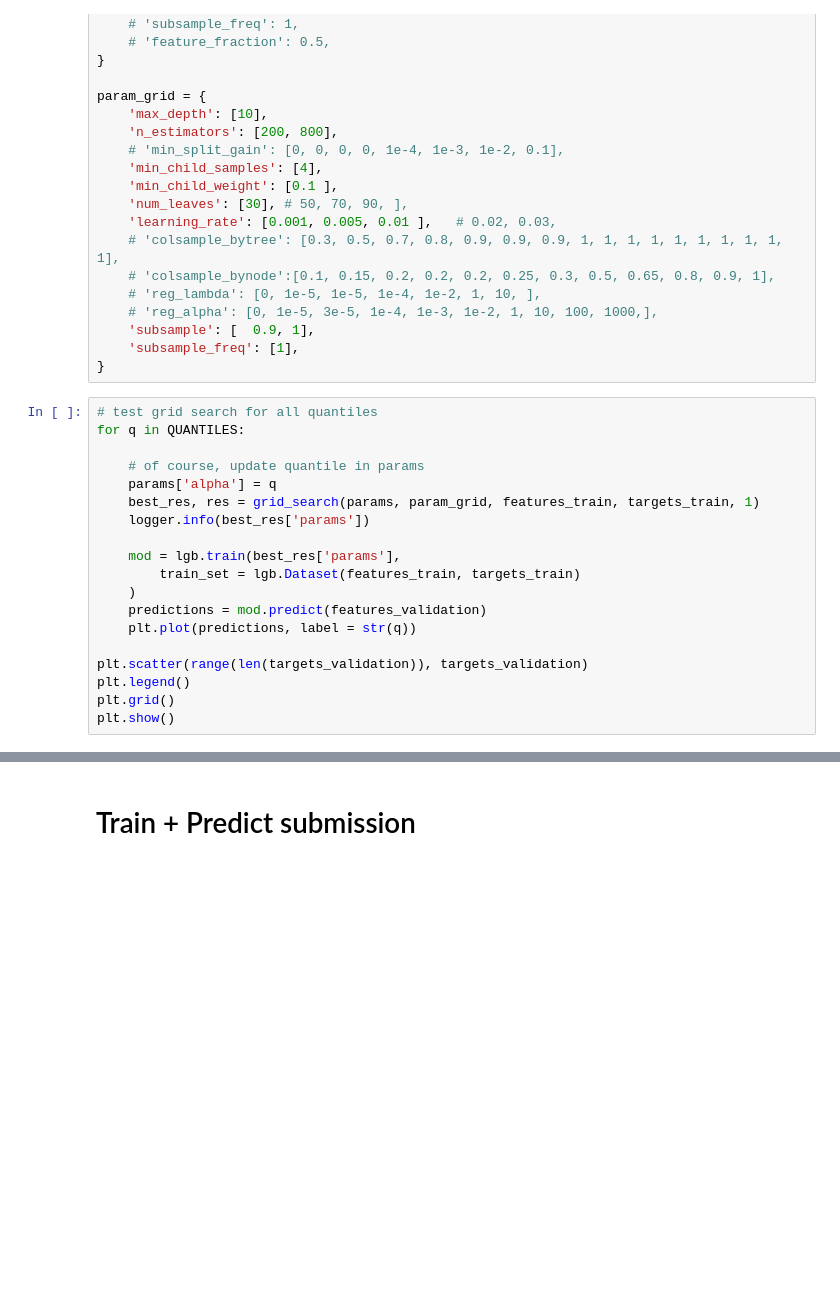
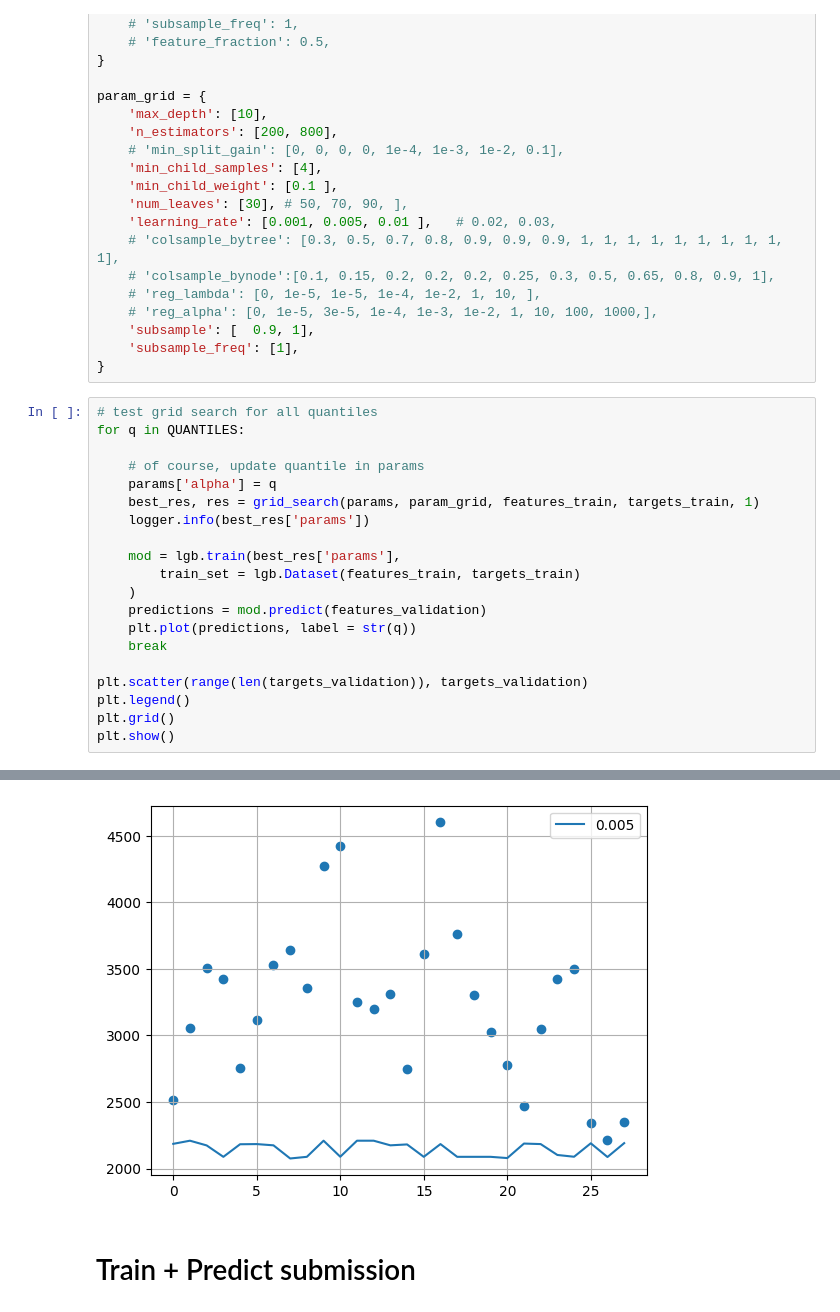
Before and after one commit to CodingNoob234/m5-forecasting-uncertainty, a Jupyter notebook: code/un_training_model_quantiles.ipynb, the cells around one changed output, grey strips where cells are left out. Cells and saved outputs as stored; diff of their text form; blank space fills up the shorter version.

```diff
--- a/code/un_training_model_quantiles.ipynb
+++ b/code/un_training_model_quantiles.ipynb
@@ -357,8 +355,10 @@ for q in QUANTILES:
     )
     predictions = mod.predict(features_validation)
     plt.plot(predictions, label = str(q))
+    break
 
 plt.scatter(range(len(targets_validation)), targets_validation)
 plt.legend()
 plt.grid()
 plt.show()
+# %% [output]
@@ -365,3 +367,4 @@ plt.show()
+[figure, added]
 # %% [markdown]
 # Train + Predict submission
 # %%
```
Also changed, not shown: parts of 6 cells of this notebook, 7 other files.
